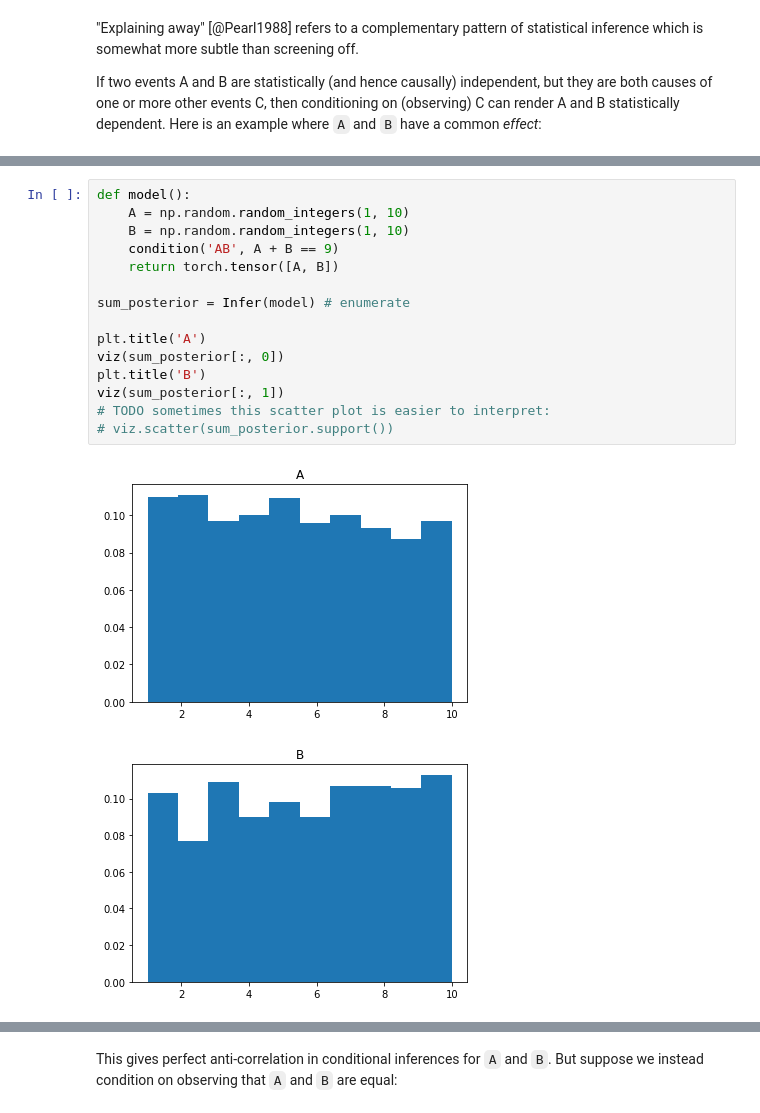
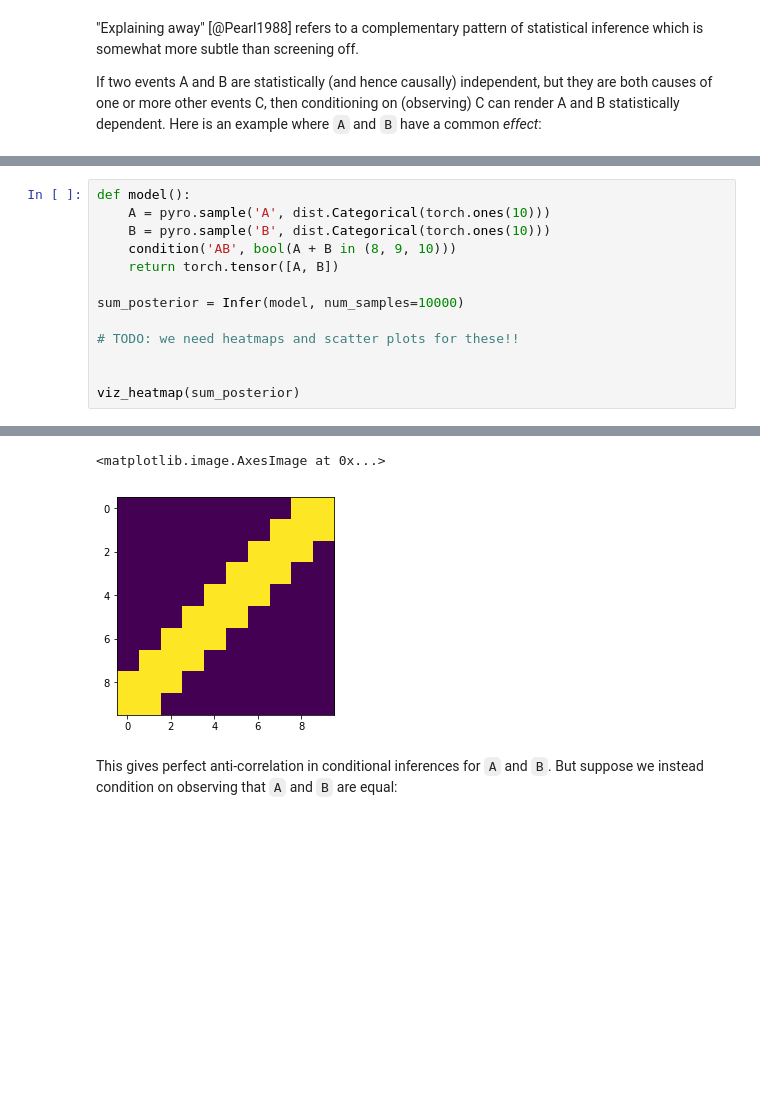
Before and after one commit to ebigelow/probmods-pyro, a Jupyter notebook: Chapter 5 - Conditional Dependence.ipynb, the cells around one changed output, grey strips where cells are left out. Drawn from its saved outputs; the diff is of its cells as text; blank space fills up the shorter version.

```diff
--- a/Chapter 5 - Conditional Dependence.ipynb
+++ b/Chapter 5 - Conditional Dependence.ipynb
@@ -227,18 +146,14 @@ tensor([[10,  3],
-# %%
-def model():
-    A = np.random.random_integers(1, 10)
-    B = np.random.random_integers(1, 10)
-    condition('AB', A + B == 9)
-    return torch.tensor([A, B])
-
-sum_posterior = Infer(model) # enumerate
-
-plt.title('A')
-viz(sum_posterior[:, 0])
-plt.title('B')
-viz(sum_posterior[:, 1])
-# TODO sometimes this scatter plot is easier to interpret:
-# viz.scatter(sum_posterior.support())
-# %% [output]
-[figure, removed]
-[figure, removed]
+# %%
+def model():
+    A = pyro.sample('A', dist.Categorical(torch.ones(10)))
+    B = pyro.sample('B', dist.Categorical(torch.ones(10)))
+    condition('AB', bool(A + B in (8, 9, 10)))
+    return torch.tensor([A, B])
+
+sum_posterior = Infer(model, num_samples=10000)
+
+# TODO: we need heatmaps and scatter plots for these!!
+
+
+viz_heatmap(sum_posterior)
+# %% [output]
@@ -245,3 +161,5 @@ viz(sum_posterior[:, 1])
+<matplotlib.image.AxesImage at 0x...>
+[figure, added]
 # %% [markdown]
 This gives perfect anti-correlation in conditional inferences for `A` and `B`. But suppose we instead condition on observing that `A` and `B` are equal:
 # %%
```
Also changed, not shown: parts of 12 cells of this notebook.
